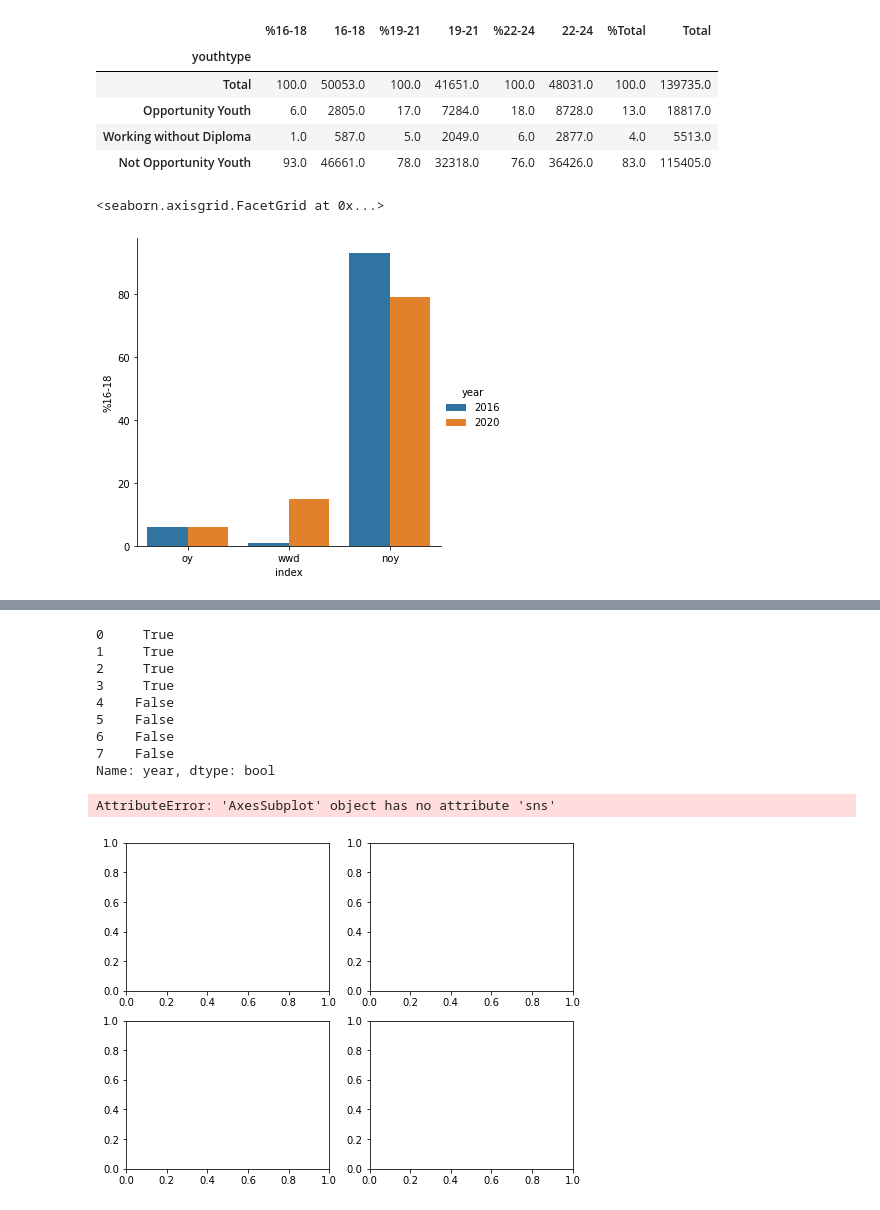
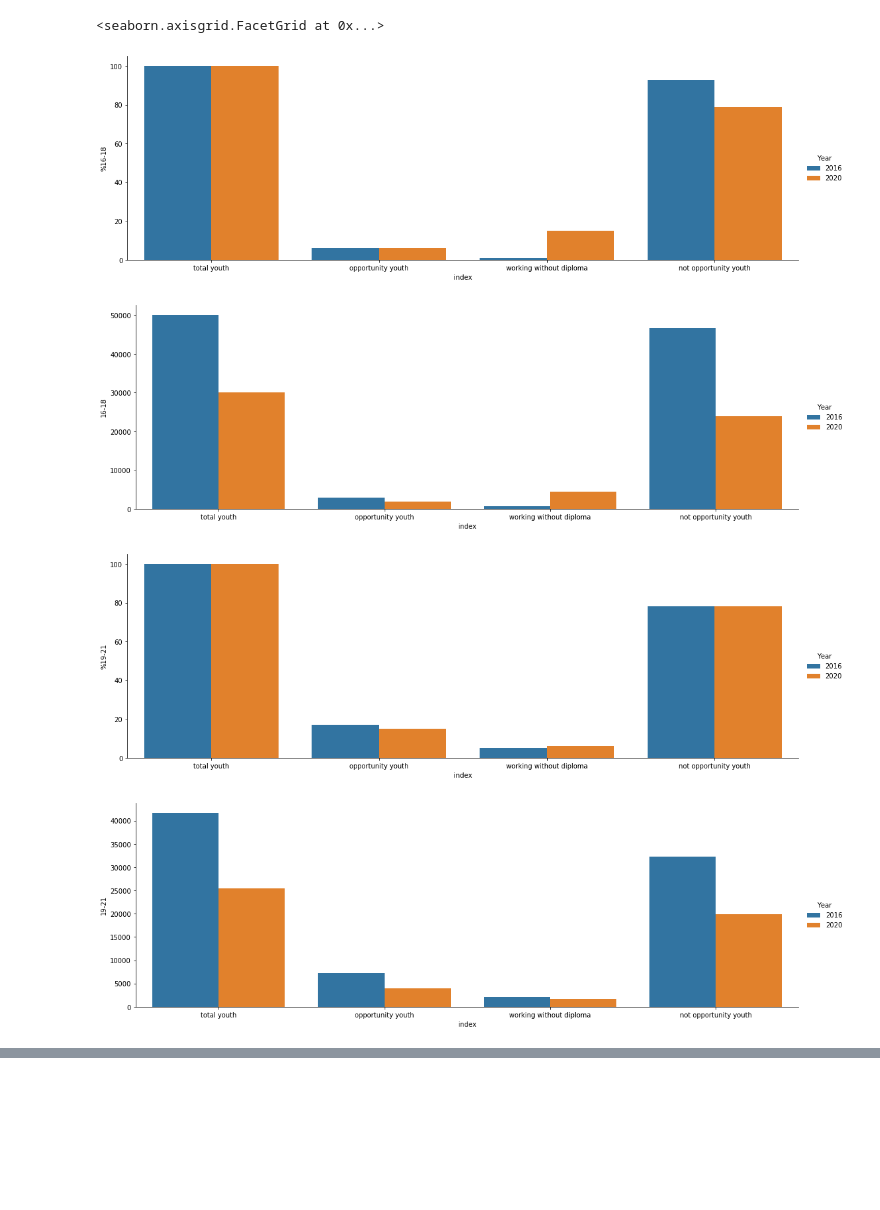
Before and after one commit to hmdev649/dsc-mod-1-project-seattle-ds, a Jupyter notebook: notebooks/exploratory/Visualization.ipynb, the cells around one changed output, grey strips where cells are left out. Drawn from its saved outputs; the diff is of its cells as text; code cells hidden in the pictures; blank space fills up the shorter version.

```diff
--- a/notebooks/exploratory/Visualization.ipynb
+++ b/notebooks/exploratory/Visualization.ipynb
@@ -11,25 +11,28 @@ oy_2017=pd.read_csv('opportunity_youth_2017.csv').round(0)
 ty_2016=ty_2016.rename(columns={'Unnamed: 0': 'youthtype'})
 ty_2016.set_index('youthtype', inplace=True)
 ty_2017.set_index('youthtype', inplace=True)
-ty_2016
-# %% [output]
-|  | %16-18 | 16-18 | %19-21 | 19-21 | %22-24 | 22-24 | %Total | Total |
-| youthtype |  |  |  |  |  |  |  |  |
-| Total | 100.0 | 50053.0 | 100.0 | 41651.0 | 100.0 | 48031.0 | 100.0 | 139735.0 |
-| Opportunity Youth | 6.0 | 2805.0 | 17.0 | 7284.0 | 18.0 | 8728.0 | 13.0 | 18817.0 |
-| Working without Diploma | 1.0 | 587.0 | 5.0 | 2049.0 | 6.0 | 2877.0 | 4.0 | 5513.0 |
-| Not Opportunity Youth | 93.0 | 46661.0 | 78.0 | 32318.0 | 76.0 | 36426.0 | 83.0 | 115405.0 |
 # %%
 c_1620=pd.concat((ty_2016, ty_2017), axis=0, ignore_index=True)
-#c_1618=c_1618.rename(index={0: '2016Total', 1:'2016Opportunity', 2:'%2017', 3: '2017'})
-c_1620=c_1620.rename(index={0:'total', 1:'oy', 2: 'wwd', 3: 'noy', 4: 'total', 5:'oy', 6:'wwd', 7:'noy'})
-#c_1618 = c_1618.melt(c_1618, id_vars='', var_name="age", value_name="numbers")
-c_1620['year']=['2016', '2016', '2016','2016' ,'2020', '2020', '2020','2020']
+c_1620=c_1620.rename(index={0:'total youth', 1:'opportunity youth', 2: 'working without diploma', 3: 'not opportunity youth',
+                            4: 'total youth', 5:'opportunity youth', 6:'working without diploma', 7:'not opportunity youth'})
+c_1620['Year']=['2016', '2016', '2016','2016' ,'2020', '2020', '2020','2020']
 c_1620
 c_1620=c_1620.reset_index()
-data=c_1620.loc[c_1620['index'] !='total', ['index', '%16-18','year']]
-data
-sns.factorplot(x='index', y='%16-18', hue='year', data=data, kind='bar')
+
+def create_bar(data):
+    for i, c in enumerate(data):
+        if 0<i<9:
+            if i%2 ==1:
+                data_bar=data.loc[c_1620['index'] !='total', ['index', c, 'Year']]
+            else:
+                data_bar=data.loc[:, ['index', c, 'Year']]
+            bar =sns.catplot(x='index', y=c, hue='Year', data=data_bar, kind='bar', aspect=3)
+
+    return bar
+create_bar(c_1620)
 # %% [output]
 <seaborn.axisgrid.FacetGrid at 0x...>
-[figure, old version]
+[figure, new version]
+[figure, added]
+[figure, added]
+[figure, added]
@@ -36,19 +42,0 @@ sns.factorplot(x='index', y='%16-18', hue='year', data=data, kind='bar')
-# %%
-c_1620['indec'] !='total'
-# %% [output]
-0     True
-1     True
-2     True
-3     True
-4    False
-5    False
-6    False
-7    False
-Name: year, dtype: bool
-# %%
-fig, axs=plt.subplots(2, 2, figsize=(8, 6))
-#axs.barh(['2016', 'current'], [c_1618['2016'][0], c_1618['2017'][0]])
-axs[0][0].sns.bar(['2016', 'current'], ['10', '20'])
-# %% [output]
-AttributeError: 'AxesSubplot' object has no attribute 'sns'
-[figure, removed]
```
Also changed, not shown: parts of 5 cells of this notebook, 1 other file.
